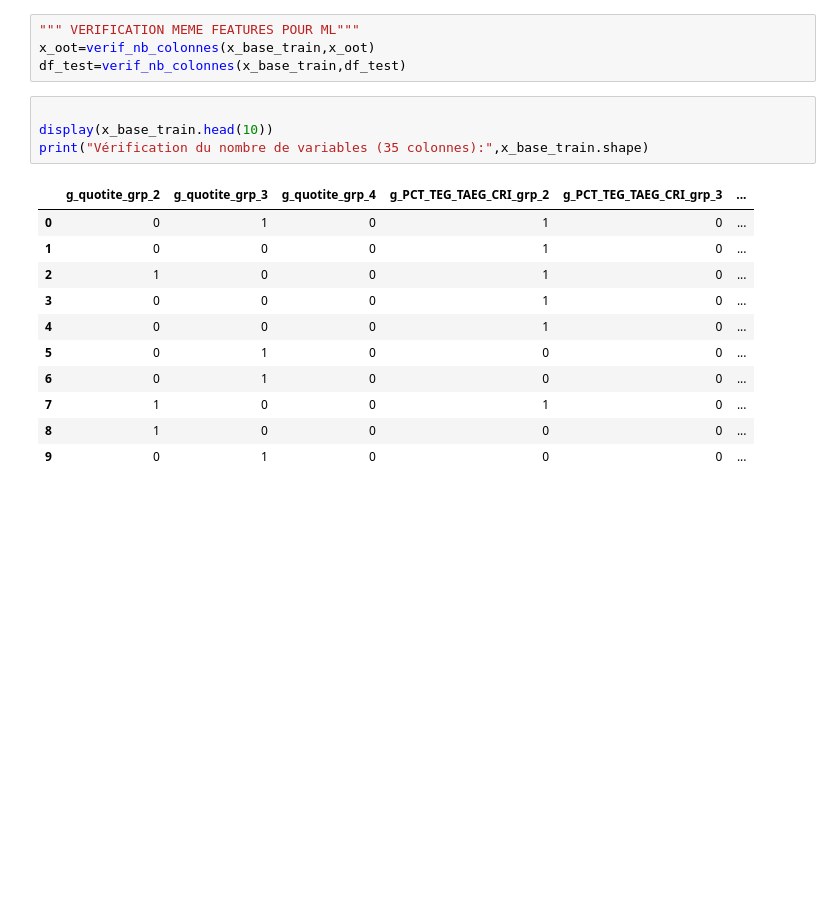
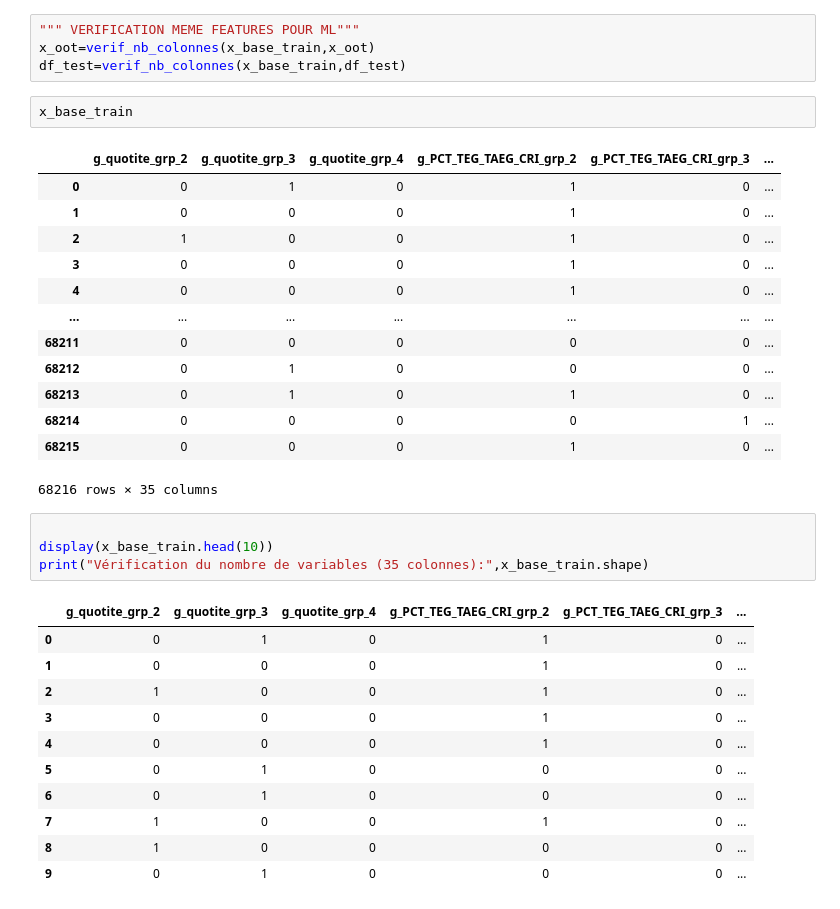
Before and after one commit to luciegaba/Real-Estate-Default-Modeling, a Jupyter notebook: projet_lcl_modelling.ipynb, the cells around one changed output. Saved outputs shown, nothing was run; the diff lists cells and outputs as text; blank space fills up the shorter version.

```diff
--- a/projet_lcl_modelling.ipynb
+++ b/projet_lcl_modelling.ipynb
@@ -42,6 +60,22 @@ x_oot,y_oot=prepare_data_for_ml(x_oot,col_selected)
 """ VERIFICATION MEME FEATURES POUR ML"""
 x_oot=verif_nb_colonnes(x_base_train,x_oot)
 df_test=verif_nb_colonnes(x_base_train,df_test)
+# %%
+x_base_train
+# %% [output]
+|  | g_quotite_grp_2 | g_quotite_grp_3 | g_quotite_grp_4 | g_PCT_TEG_TAEG_CRI_grp_2 | g_PCT_TEG_TAEG_CRI_grp_3 | ... |
+| 0 | 0 | 1 | 0 | 1 | 0 | ... |
+| 1 | 0 | 0 | 0 | 1 | 0 | ... |
+| 2 | 1 | 0 | 0 | 1 | 0 | ... |
+| 3 | 0 | 0 | 0 | 1 | 0 | ... |
+| 4 | 0 | 0 | 0 | 1 | 0 | ... |
+| ... | ... | ... | ... | ... | ... | ... |
+| 68211 | 0 | 0 | 0 | 0 | 0 | ... |
+| 68212 | 0 | 1 | 0 | 0 | 0 | ... |
+| 68213 | 0 | 1 | 0 | 1 | 0 | ... |
+| 68214 | 0 | 0 | 0 | 0 | 1 | ... |
+| 68215 | 0 | 0 | 0 | 1 | 0 | ... |
+68216 rows × 35 columns
 # %%
 
 display(x_base_train.head(10))
```
Also changed, not shown: parts of 18 cells of this notebook, 4 other files.
